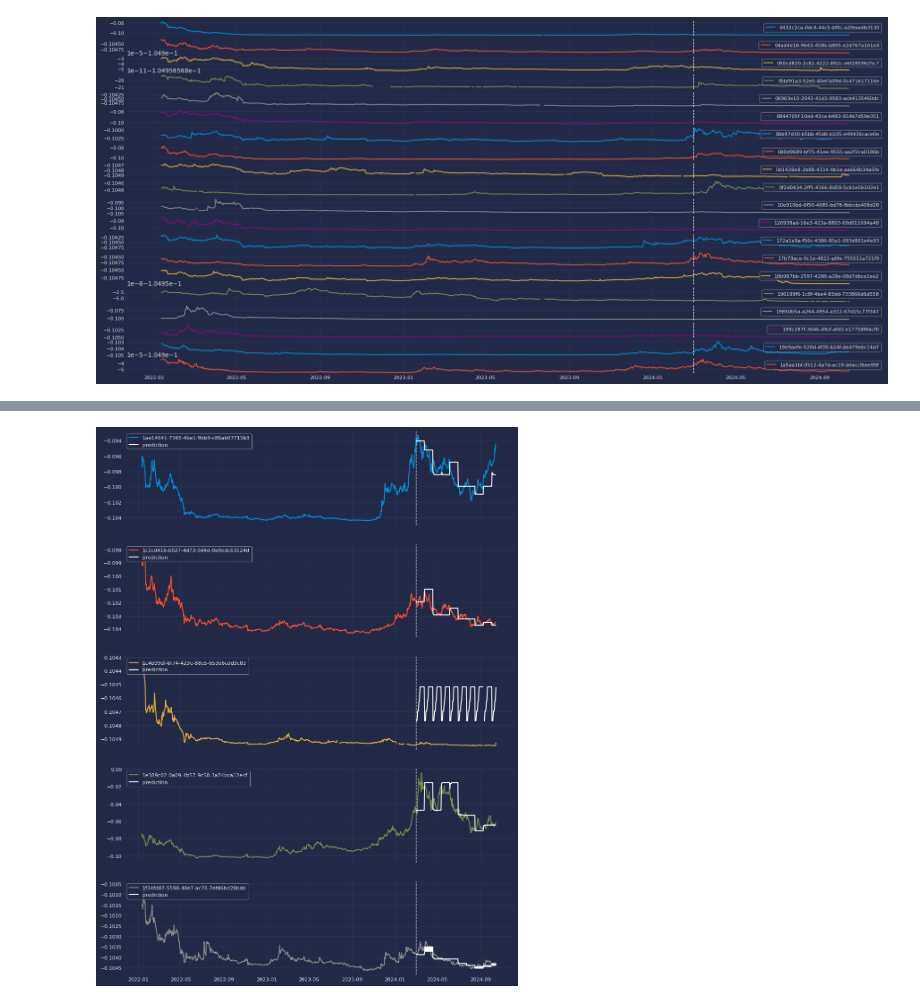
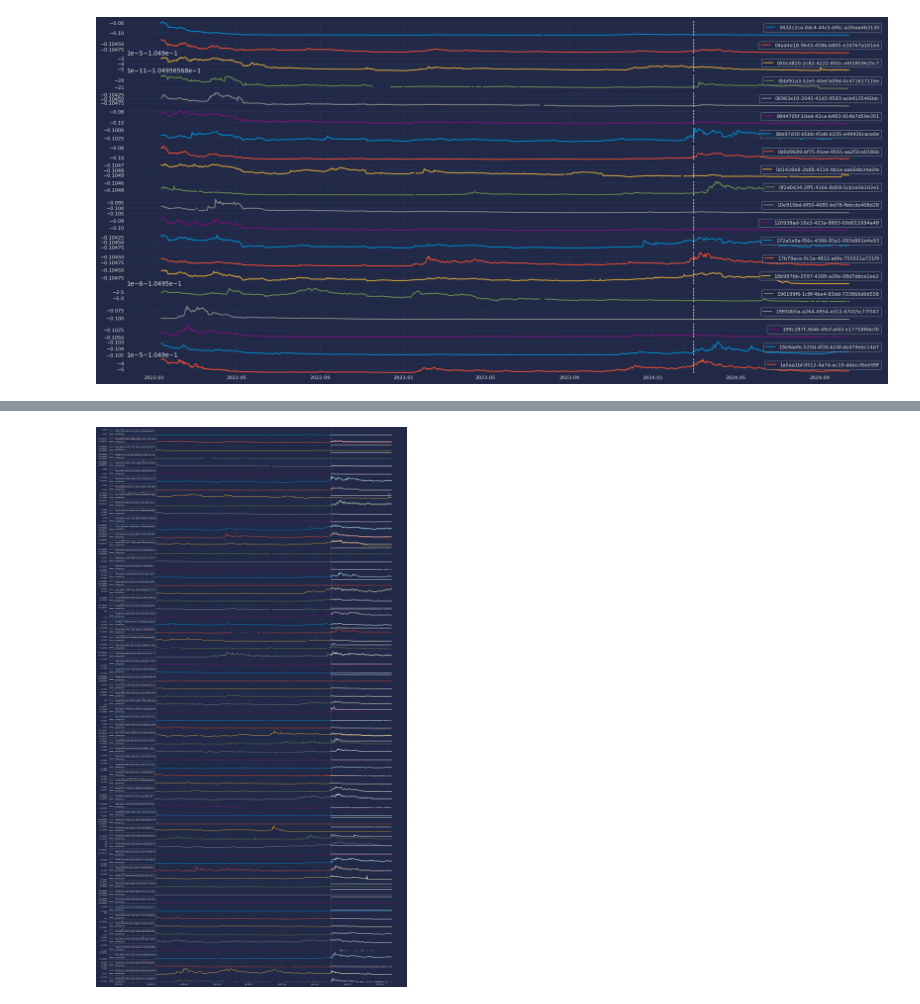
Before and after one commit to AndrePilcoChiuyare/ml-crypto, a Jupyter notebook: ml-project/code/multi.ipynb, the cells around one changed output, grey strips where cells are left out. Saved outputs shown, nothing was run; the diff lists cells and outputs as text; code cells hidden in the pictures.

```diff
--- a/ml-project/code/multi.ipynb
+++ b/ml-project/code/multi.ipynb
@@ -280,9 +300,13 @@ Version scikit-learn: 1.5.2
 Version pandas: 2.2.3
 Version numpy: 1.26.4
 # %%
-# standardize close in complete
+# #standardize close in complete
+# scaler = StandardScaler()
+# complete['close'] = scaler.fit_transform(complete[['close']])
+# complete.head()
+# standardize open, high, low, close and volume
 scaler = StandardScaler()
-complete['close'] = scaler.fit_transform(complete[['close']])
+complete[['open', 'high', 'low', 'close', 'volume']] = scaler.fit_transform(complete[['open', 'high', 'low', 'close', 'volume']])
 complete.head()
 # %% [output]
 |  | timestamp | open | high | low | close | volume | name | symbol | id | category |
@@ -293,0 +318,4 @@ complete.head()
+# %%
+series = complete[['timestamp', 'id', 'name', 'close']]
+exog = complete[['timestamp', 'id', 'open', 'high', 'low']]
+series.shape, exog.shape
@@ -294,4 +351,12 @@ complete.head()
 # %%
+# series_dict = series_long_to_dict(
+#     data      = complete,
+#     series_id = 'id',
+#     index     = 'timestamp',
+#     values    = 'close',
+#     freq      = 'D'
+# )
+
 series_dict = series_long_to_dict(
     data      = complete,
     series_id = 'id',
@@ -299,6 +364,13 @@ series_dict = series_long_to_dict(
     values    = 'close',
     freq      = 'D'
 )
+
+exog_dict = exog_long_to_dict(
+    data      = exog,
+    series_id = 'id',
+    index     = 'timestamp',
+    freq      = 'D'
+)
 # %%
 end_train = '2024-03-01 00:00:00'
 series_dict_train = {k: v.loc[: end_train,] for k, v in series_dict.items()}
@@ -414,6 +513,7 @@ forecaster = ForecasterAutoregMultiSeries(
 metrics_levels, backtest_predictions = backtesting_forecaster_multiseries(
     forecaster            = forecaster,
     series                = series_dict,
+    exog                  = exog_dict,
     steps                 = 24,
     metric                = "mean_absolute_error",
     add_aggregated_metric = False,
@@ -478,17 +578,17 @@ Fold: 9
 # %%
 colors = plt.rcParams['axes.prop_cycle'].by_key()['color']
 # Ensure there are enough colors
 if len(colors) < len(series_dict):
     colors = colors * (len(series_dict) // len(colors) + 1)
-fig, axs = plt.subplots(5, 1, figsize=(10, 15), sharex=True)
-for i, s in enumerate(list(series_dict.keys())[20:25]):
+fig, axs = plt.subplots(70, 1, figsize=(20, 40), sharex=True)
+for i, s in enumerate(list(series_dict.keys())[:70]):
     axs[i].plot(series_dict[s], label=series_dict[s].name, color=colors[i])
     axs[i].axvline(pd.to_datetime(end_train) , color='white', linestyle='--', linewidth=1)
     try:
         axs[i].plot(backtest_predictions[s], label='prediction', color="white")
     except:
         pass
     axs[i].legend(loc='upper left', fontsize=8)
     axs[i].tick_params(axis='both', labelsize=8)
 # %% [output]
-[figure, old version]
+[figure, new version]
```
Also changed, not shown: parts of 21 cells of this notebook.
